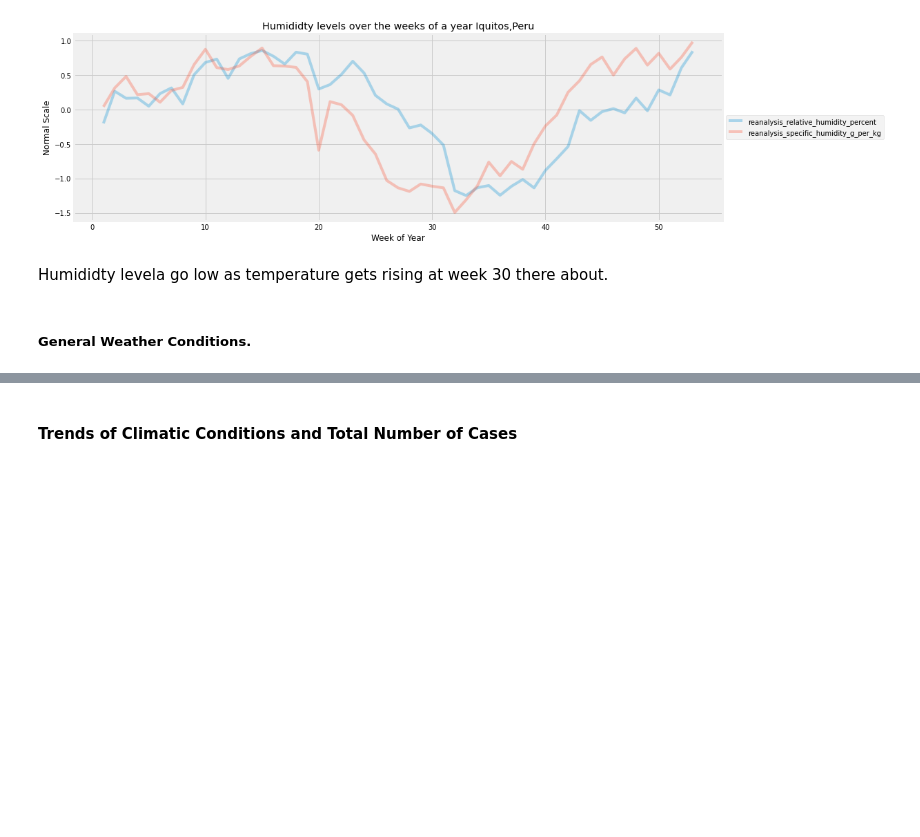
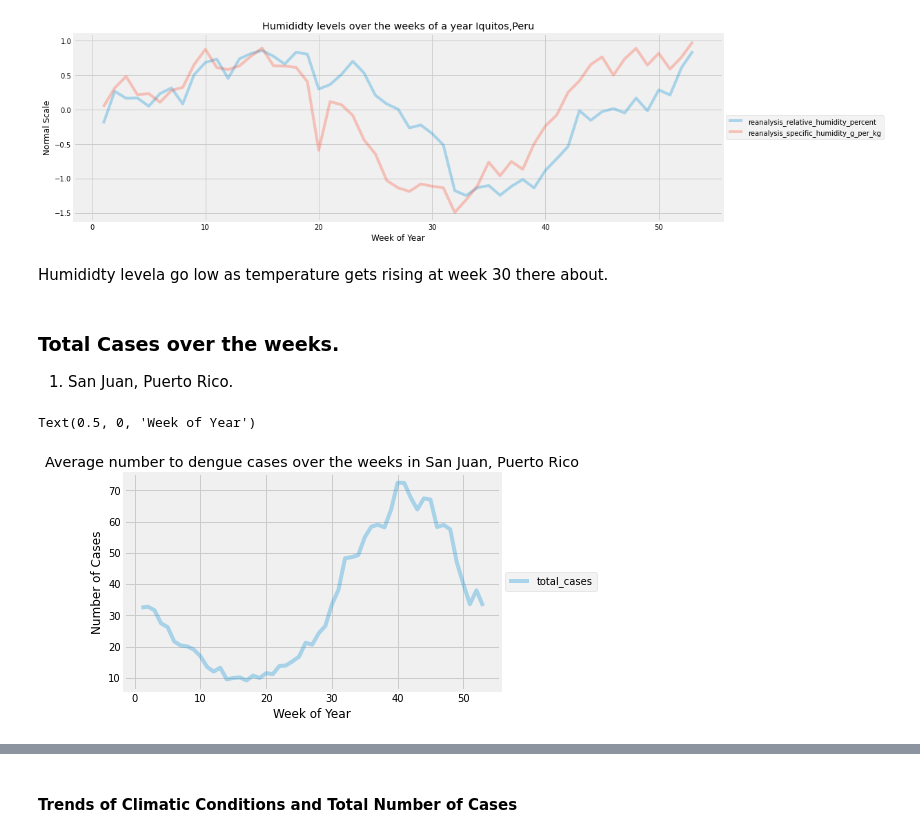
Before and after one commit to Mjcherono/Predicting-Disease-Spread, a Jupyter notebook: dengue.ipynb, the cells around one changed output, grey strips where cells are left out. Saved outputs shown, nothing was run; the diff lists cells and outputs as text; code cells hidden in the pictures; blank space fills up the shorter version.

```diff
--- a/dengue.ipynb
+++ b/dengue.ipynb
@@ -890,5 +889,21 @@ Text(0.5, 0, 'Week of Year')
 [figure]
 # %% [markdown]
 Humididty levela go low as temperature gets rising at week 30 there about.
-# %% [markdown]
-##### General Weather Conditions.
+# %% [markdown]
+### Total Cases over the weeks.
+1. San Juan, Puerto Rico.
+# %%
+df = scaled_sj.copy()
+df['total_cases'] = sj['total_cases']
+
+#selecting columns
+df1 = df[['total_cases','weekofyear']]
+
+df1.groupby('weekofyear').mean().plot(alpha=0.3)
+plt.legend(loc='center left', bbox_to_anchor=(1, 0.5))
+plt.title('Average number to dengue cases over the weeks in San Juan, Puerto Rico')
+plt.ylabel('Number of Cases')
+plt.xlabel('Week of Year')
+# %% [output]
+Text(0.5, 0, 'Week of Year')
+[figure, added]
```
Also changed, not shown: parts of 20 cells of this notebook.
